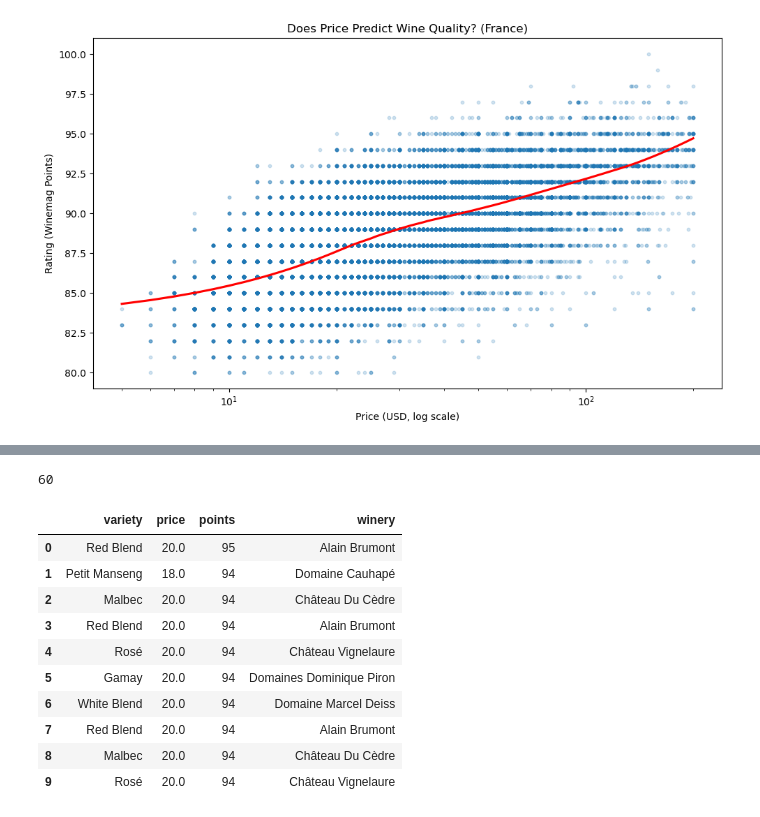
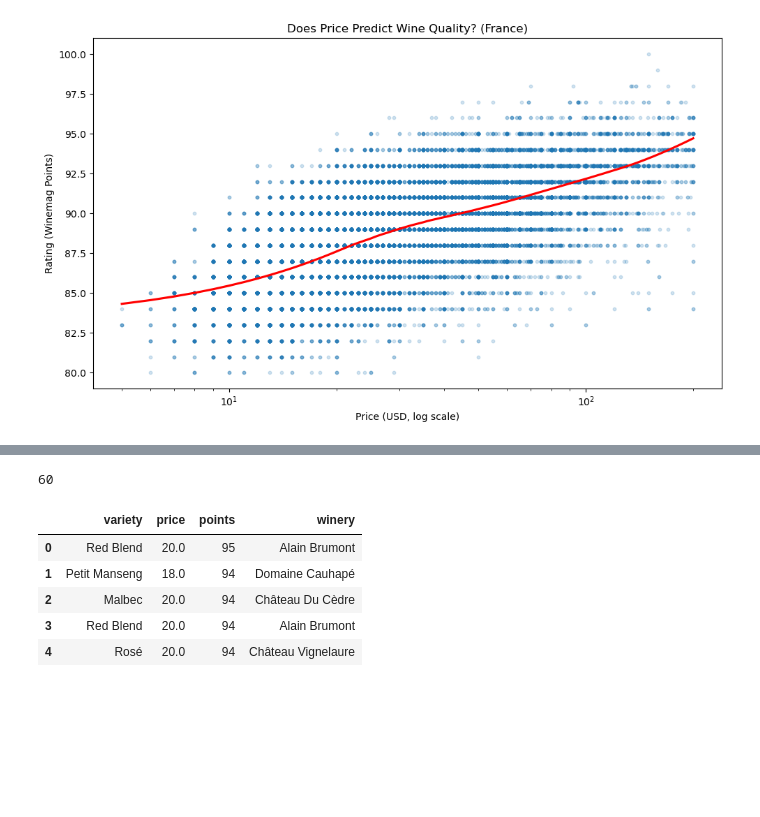
Before and after one commit to Awoo56709/EDS213_Final_Project, a Jupyter notebook: scripts/03_analysis_visualization.ipynb, the cells around one changed output, grey strips where cells are left out. Cells and saved outputs as stored; diff of their text form; code cells hidden in the pictures; blank space fills up the shorter version.

```diff
--- a/scripts/03_analysis_visualization.ipynb
+++ b/scripts/03_analysis_visualization.ipynb
@@ -228,30 +287,25 @@ plt.show()
 # %%
 df_value = conn.execute("""
     SELECT variety, price, points, winery
     FROM winemag_clean
     WHERE country = 'France'
       AND points >= 90
       AND price <= 20
       AND price IS NOT NULL
       AND variety IS NOT NULL
     ORDER BY points DESC, price ASC
 """).df()
 
 print(df_value['variety'].nunique())
-df_value.head(10)
+df_value.head()
 # %% [output]
 60
 |  | variety | price | points | winery |
 | 0 | Red Blend | 20.0 | 95 | Alain Brumont |
 | 1 | Petit Manseng | 18.0 | 94 | Domaine Cauhapé |
 | 2 | Malbec | 20.0 | 94 | Château Du Cèdre |
 | 3 | Red Blend | 20.0 | 94 | Alain Brumont |
 | 4 | Rosé | 20.0 | 94 | Château Vignelaure |
-| 5 | Gamay | 20.0 | 94 | Domaines Dominique Piron |
-| 6 | White Blend | 20.0 | 94 | Domaine Marcel Deiss |
-| 7 | Red Blend | 20.0 | 94 | Alain Brumont |
-| 8 | Malbec | 20.0 | 94 | Château Du Cèdre |
-| 9 | Rosé | 20.0 | 94 | Château Vignelaure |
 # %%
 top_varieties = df_value['variety'].value_counts().head(10).index
 df_plot = df_value[df_value['variety'].isin(top_varieties)].copy()
```
Also changed, not shown: parts of 7 cells of this notebook, 4 other files.
